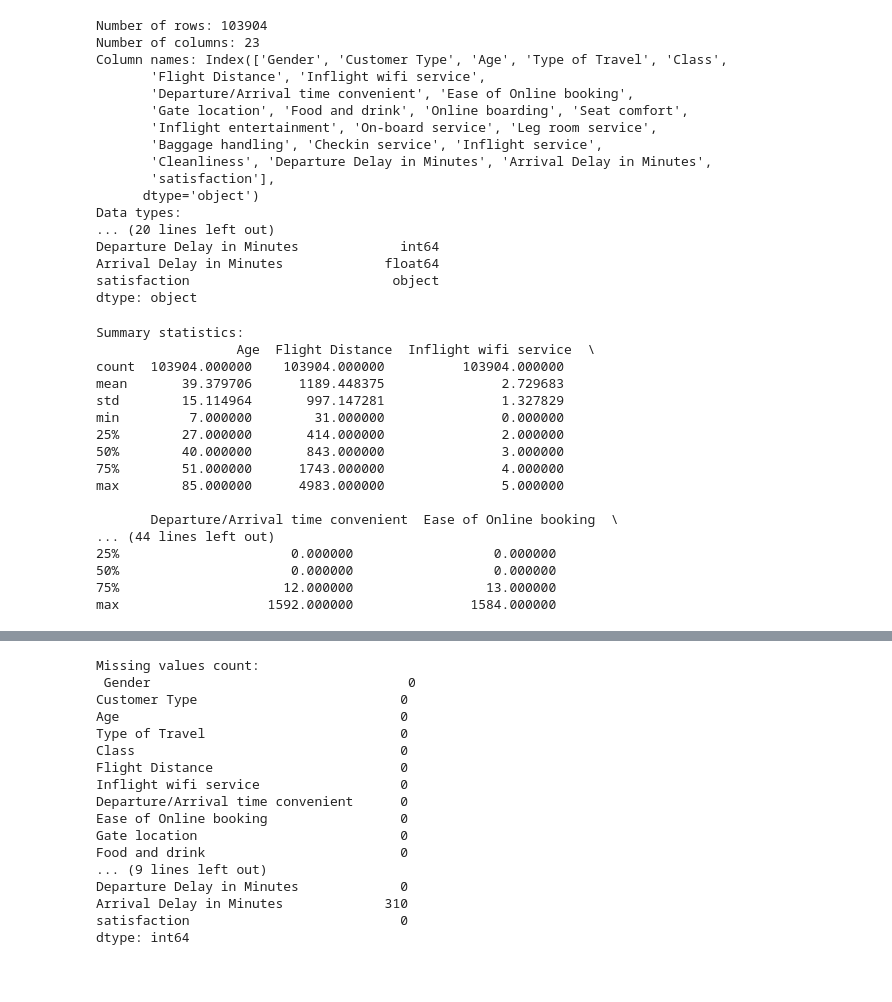
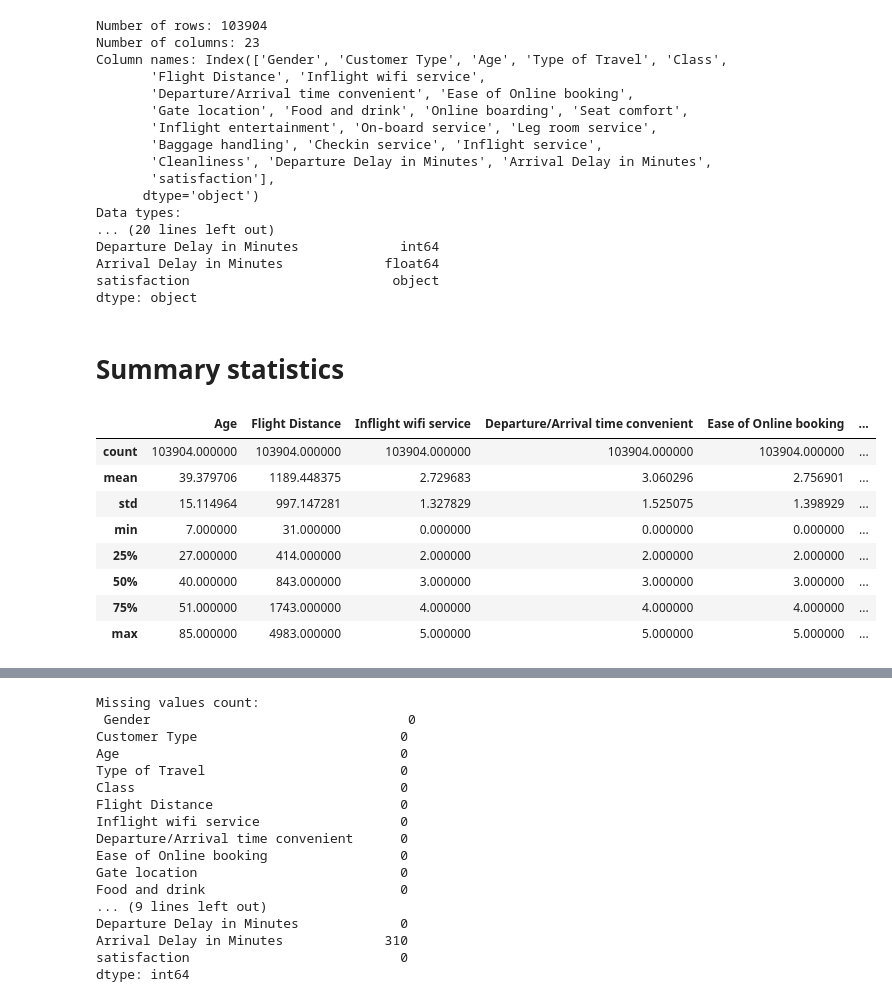
Before and after one commit to norhanreda/Air-line-passenger-satisfaction, a Jupyter notebook: visualisation.ipynb, the cells around one changed output, grey strips where cells are left out. Drawn from its saved outputs; the diff is of its cells as text; code cells hidden in the pictures; blank space fills up the shorter version.

```diff
--- a/visualisation.ipynb
+++ b/visualisation.ipynb
@@ -45,24 +54,19 @@ Departure Delay in Minutes             int64
 Arrival Delay in Minutes             float64
 satisfaction                          object
 dtype: object
+# %% [markdown]
+# Summary statistics
 # %%
 # Summary statistics
-print("Summary statistics:\n", train.describe())
+# print("Summary statistics:\n", train.describe())
+train.describe()
 # %% [output]
-Summary statistics:
-                  Age  Flight Distance  Inflight wifi service  \
-count  103904.000000    103904.000000          103904.000000
-mean       39.379706      1189.448375               2.729683
-std        15.114964       997.147281               1.327829
-min         7.000000        31.000000               0.000000
-25%        27.000000       414.000000               2.000000
-50%        40.000000       843.000000               3.000000
-75%        51.000000      1743.000000               4.000000
-max        85.000000      4983.000000               5.000000
-
-       Departure/Arrival time convenient  Ease of Online booking  \
-... (44 lines left out)
-25%                      0.000000                  0.000000
-50%                      0.000000                  0.000000
-75%                     12.000000                 13.000000
-max                   1592.000000               1584.000000
+|  | Age | Flight Distance | Inflight wifi service | Departure/Arrival time convenient | Ease of Online booking | ... |
+| count | 103904.000000 | 103904.000000 | 103904.000000 | 103904.000000 | 103904.000000 | ... |
+| mean | 39.379706 | 1189.448375 | 2.729683 | 3.060296 | 2.756901 | ... |
+| std | 15.114964 | 997.147281 | 1.327829 | 1.525075 | 1.398929 | ... |
+| min | 7.000000 | 31.000000 | 0.000000 | 0.000000 | 0.000000 | ... |
+| 25% | 27.000000 | 414.000000 | 2.000000 | 2.000000 | 2.000000 | ... |
+| 50% | 40.000000 | 843.000000 | 3.000000 | 3.000000 | 3.000000 | ... |
+| 75% | 51.000000 | 1743.000000 | 4.000000 | 4.000000 | 4.000000 | ... |
+| max | 85.000000 | 4983.000000 | 5.000000 | 5.000000 | 5.000000 | ... |
```
Also changed, not shown: parts of 21 cells of this notebook.
